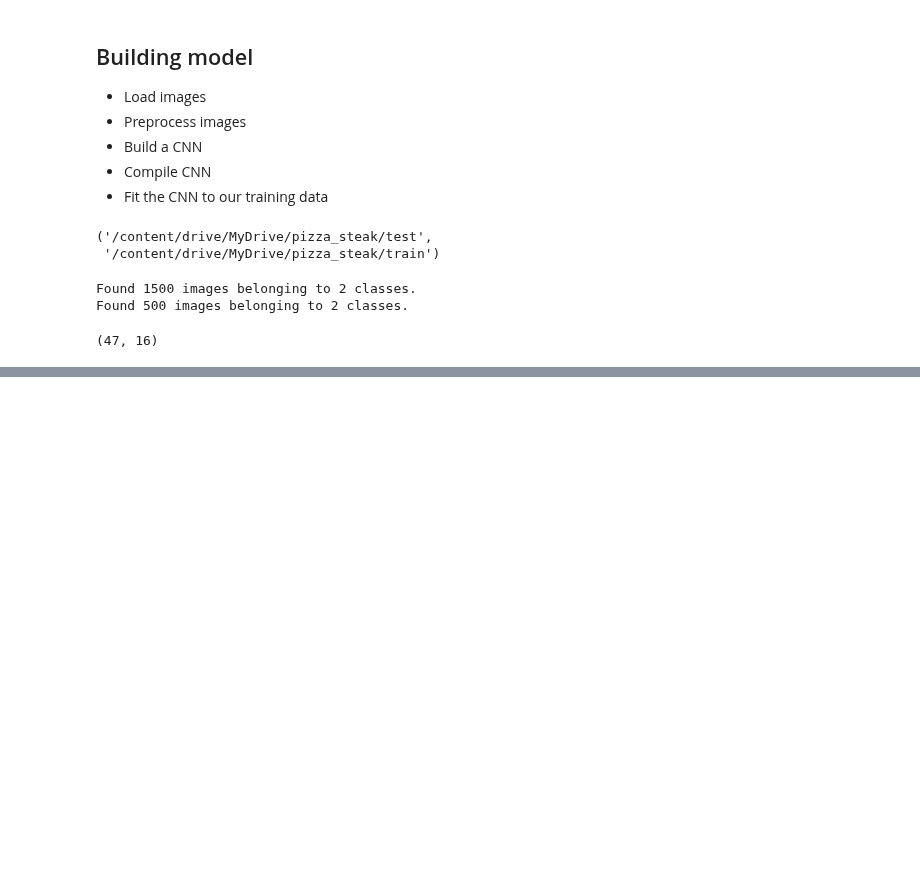
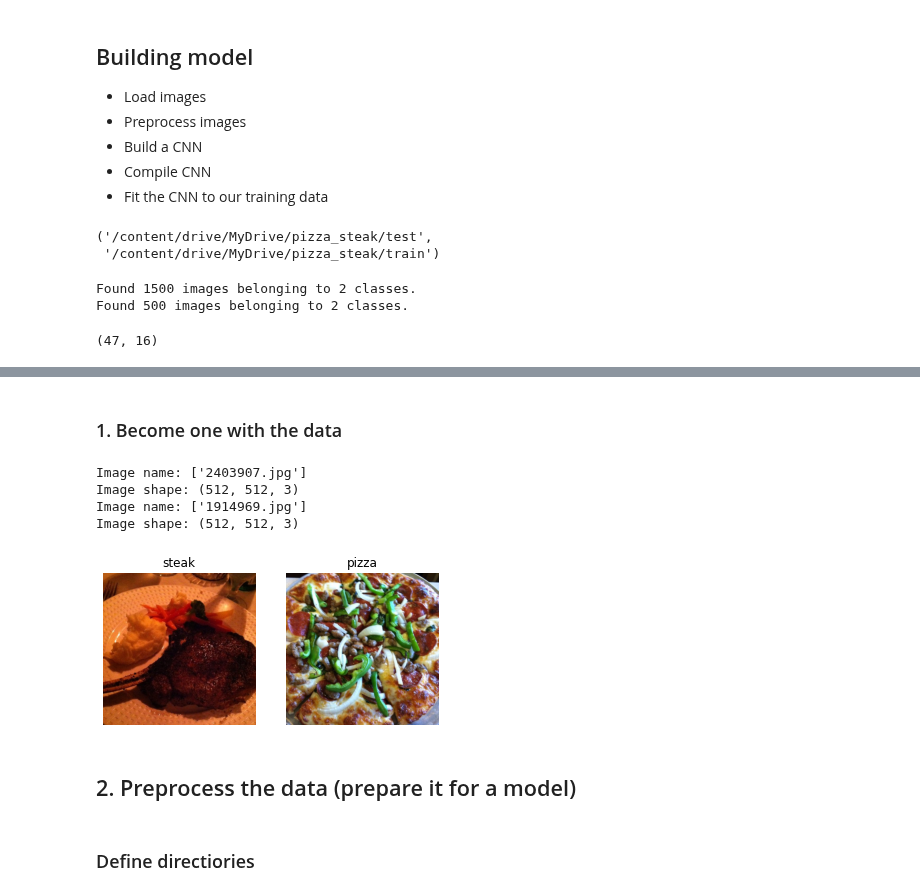
Before and after one commit to Krykiet/TF_training, a Jupyter notebook: 03_CNN.ipynb, the cells around one changed output, grey strips where cells are left out. Saved outputs shown, nothing was run; the diff lists cells and outputs as text; code cells hidden in the pictures; blank space fills up the shorter version.

```diff
--- a/03_CNN.ipynb
+++ b/03_CNN.ipynb
@@ -247,0 +396,19 @@ len(train_data)
+# %% [markdown]
+### 1. Become one with the data
+# %%
+# Visualize data
+plt.figure()
+plt.subplot(1, 2, 1)
+steak_img = view_random_image(TRAIN_DIR, "steak")
+plt.subplot(1, 2, 2)
+pizza_img = view_random_image(TRAIN_DIR, "pizza")
+# %% [output]
+Image name: ['2403907.jpg']
+Image shape: (512, 512, 3)
+Image name: ['1914969.jpg']
+Image shape: (512, 512, 3)
+[figure, added]
+# %% [markdown]
+## 2. Preprocess the data (prepare it for a model)
+# %% [markdown]
+### Define directiories
```
Also changed, not shown: parts of 19 cells of this notebook.
